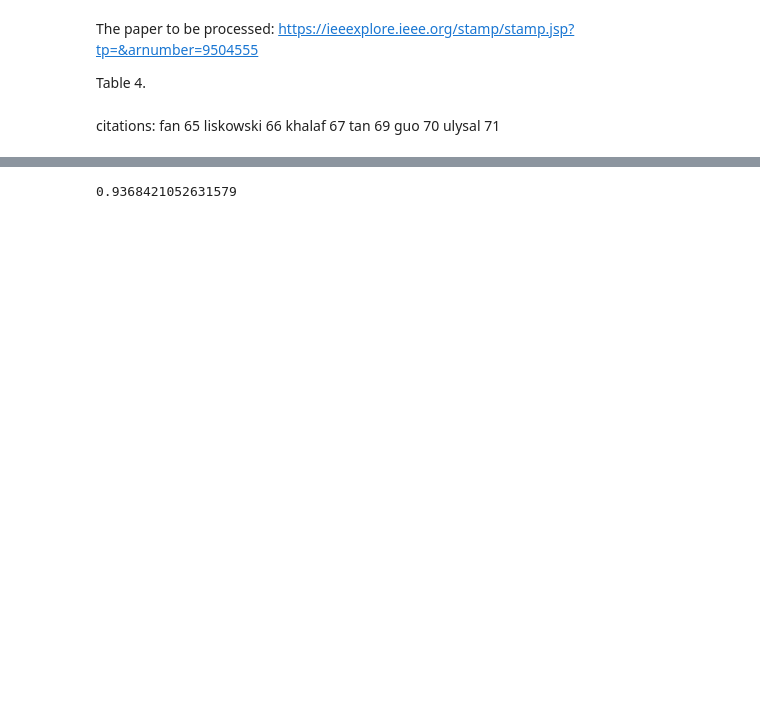
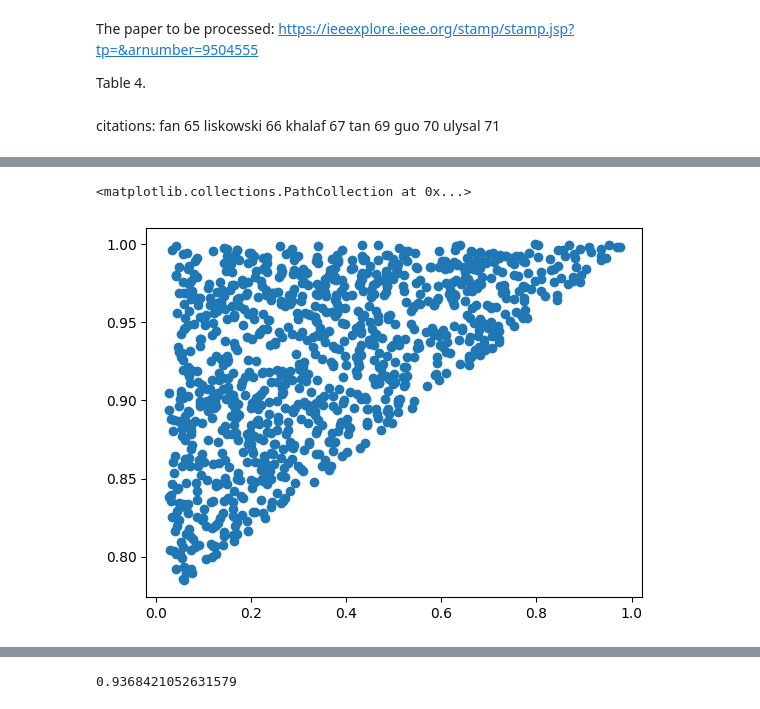
Before and after one commit to FalseNegativeLab/mlscorecheck, a Jupyter notebook: notebooks/auc_experiments/05-application-retinal-vessel.ipynb, the cells around one changed output, grey strips where cells are left out. Cells and saved outputs as stored; diff of their text form; code cells hidden in the pictures; blank space fills up the shorter version.

```diff
--- a/notebooks/auc_experiments/05-application-retinal-vessel.ipynb
+++ b/notebooks/auc_experiments/05-application-retinal-vessel.ipynb
@@ -21,0 +66,5 @@ from mlscorecheck.experiments import load_drive
+# %%
+plt.scatter(fprs[:, 3], tprs[:, 3])
+# %% [output]
+<matplotlib.collections.PathCollection at 0x...>
+[figure, added]
```
Also changed, not shown: parts of 41 cells of this notebook, 5 other files.
